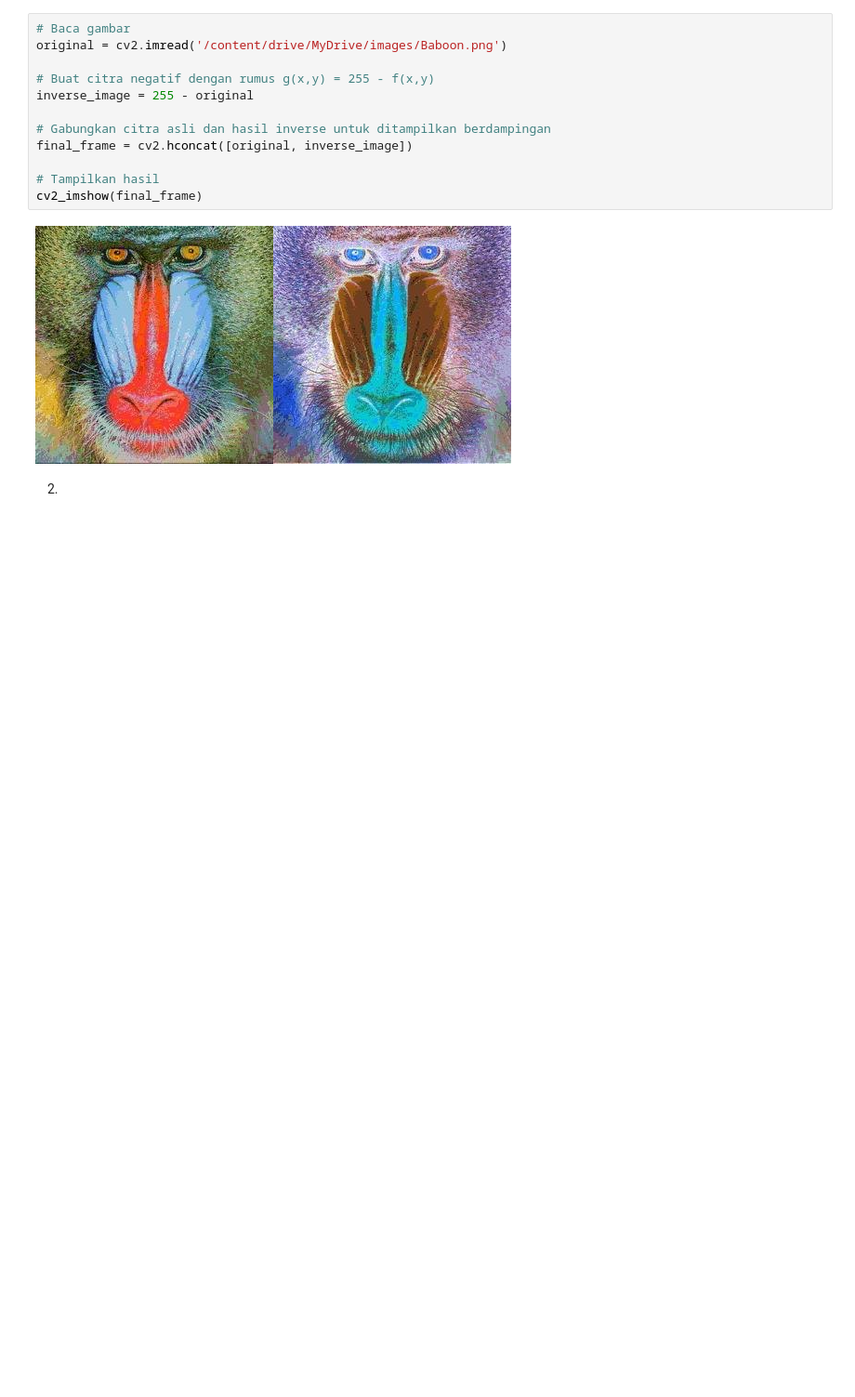
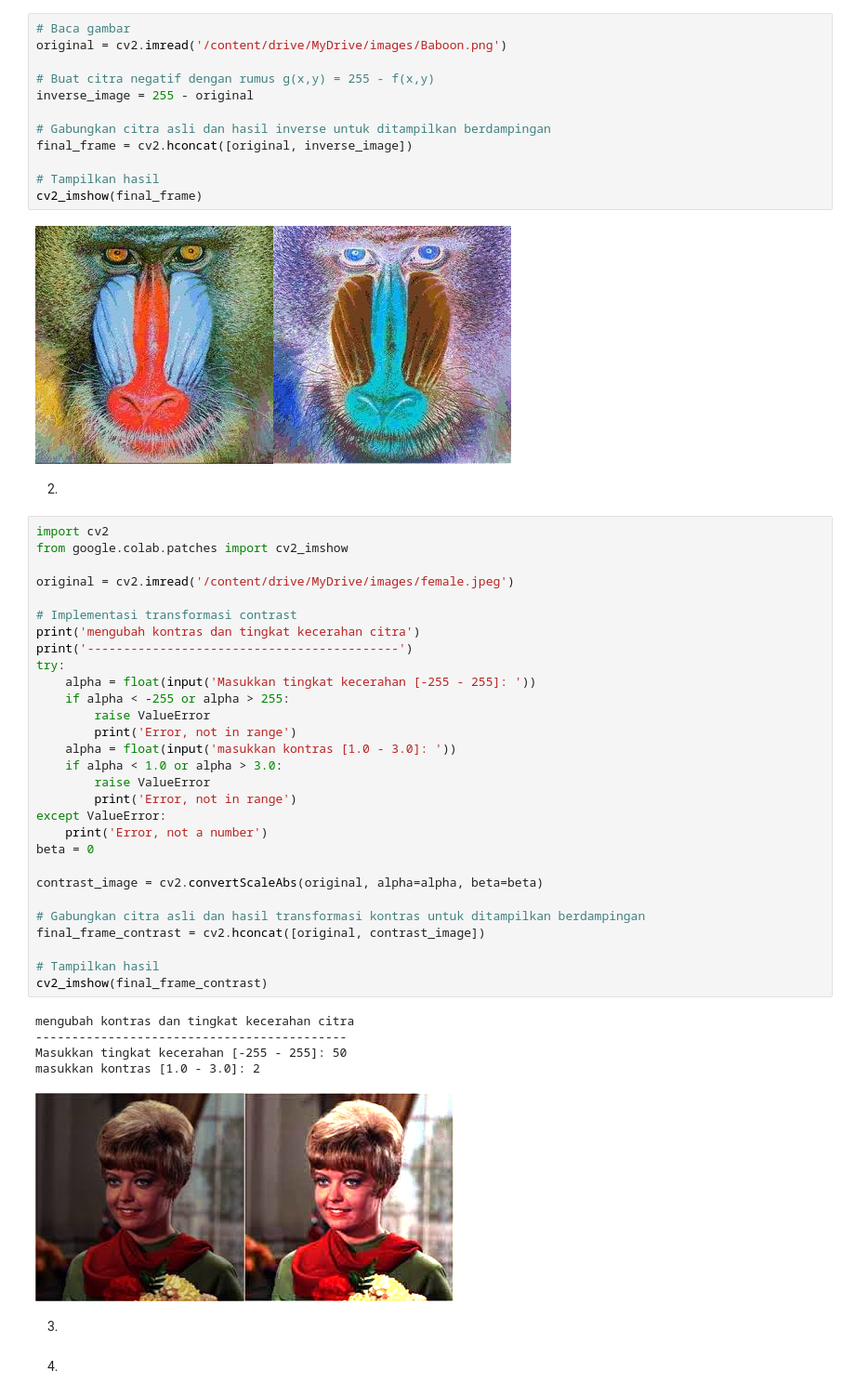
Before and after one commit to Vemas144/PCVK_Ganjil_2025, a Jupyter notebook: Week3.ipynb, the cells around one changed output. Shown at 93% size. Cells and saved outputs as stored; diff of their text form; blank space fills up the shorter version.

```diff
--- a/Week3.ipynb
+++ b/Week3.ipynb
@@ -56,3 +56,42 @@ cv2_imshow(final_frame)
 [figure]
 # %% [markdown]
 2.
+# %%
+import cv2
+from google.colab.patches import cv2_imshow
+
+original = cv2.imread('/content/drive/MyDrive/images/female.jpeg')
+
+# Implementasi transformasi contrast
+print('mengubah kontras dan tingkat kecerahan citra')
+print('-------------------------------------------')
+try:
+    alpha = float(input('Masukkan tingkat kecerahan [-255 - 255]: '))
+    if alpha < -255 or alpha > 255:
+        raise ValueError
+        print('Error, not in range')
+    alpha = float(input('masukkan kontras [1.0 - 3.0]: '))
+    if alpha < 1.0 or alpha > 3.0:
+        raise ValueError
+        print('Error, not in range')
+except ValueError:
+    print('Error, not a number')
+beta = 0
+
+contrast_image = cv2.convertScaleAbs(original, alpha=alpha, beta=beta)
+
+# Gabungkan citra asli dan hasil transformasi kontras untuk ditampilkan berdampingan
+final_frame_contrast = cv2.hconcat([original, contrast_image])
+
+# Tampilkan hasil
+cv2_imshow(final_frame_contrast)
+# %% [output]
+mengubah kontras dan tingkat kecerahan citra
+-------------------------------------------
+Masukkan tingkat kecerahan [-255 - 255]: 50
+masukkan kontras [1.0 - 3.0]: 2
+[figure, added]
+# %% [markdown]
+3.
+# %% [markdown]
+4.
```
